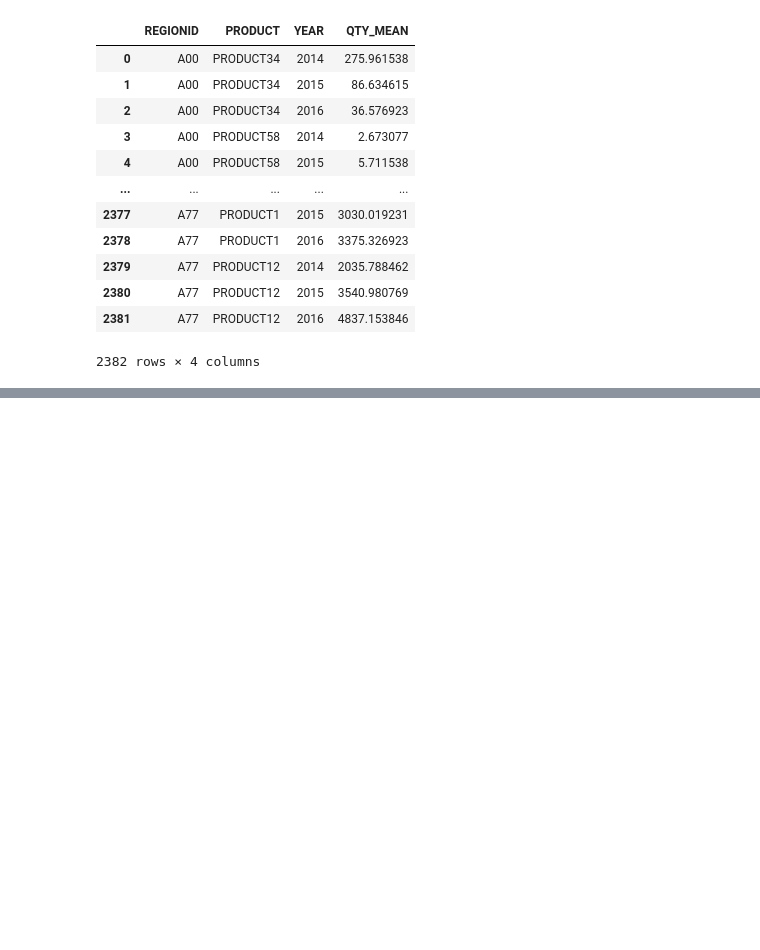
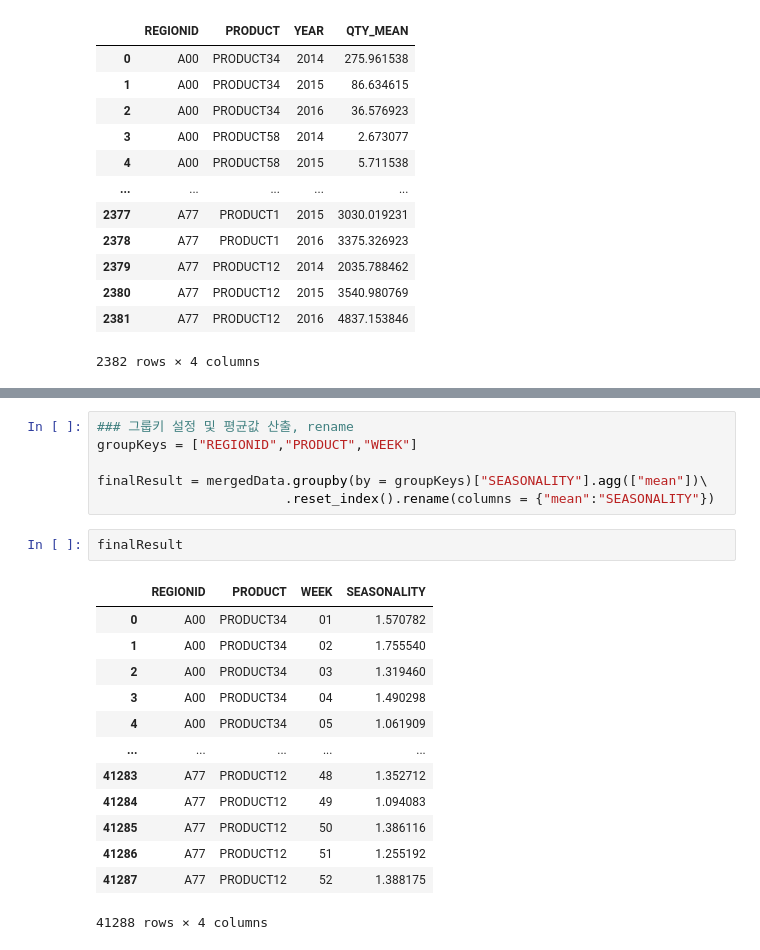
Before and after one commit to Yoon805/Python-Practice, a Jupyter notebook: 프로젝트실습.ipynb, the cells around one changed output, grey strips where cells are left out. Drawn from its saved outputs; the diff is of its cells as text; blank space fills up the shorter version.

```diff
--- a/프로젝트실습.ipynb
+++ b/프로젝트실습.ipynb
@@ -243,0 +306,22 @@ groupData
+# %%
+### 그룹키 설정 및 평균값 산출, rename
+groupKeys = ["REGIONID","PRODUCT","WEEK"]
+
+finalResult = mergedData.groupby(by = groupKeys)["SEASONALITY"].agg(["mean"])\
+                        .reset_index().rename(columns = {"mean":"SEASONALITY"})
+# %%
+finalResult
+# %% [output]
+|  | REGIONID | PRODUCT | WEEK | SEASONALITY |
+| 0 | A00 | PRODUCT34 | 01 | 1.570782 |
+| 1 | A00 | PRODUCT34 | 02 | 1.755540 |
+| 2 | A00 | PRODUCT34 | 03 | 1.319460 |
+| 3 | A00 | PRODUCT34 | 04 | 1.490298 |
+| 4 | A00 | PRODUCT34 | 05 | 1.061909 |
+| ... | ... | ... | ... | ... |
+| 41283 | A77 | PRODUCT12 | 48 | 1.352712 |
+| 41284 | A77 | PRODUCT12 | 49 | 1.094083 |
+| 41285 | A77 | PRODUCT12 | 50 | 1.386116 |
+| 41286 | A77 | PRODUCT12 | 51 | 1.255192 |
+| 41287 | A77 | PRODUCT12 | 52 | 1.388175 |
+41288 rows × 4 columns
```
Also changed, not shown: parts of 11 cells of this notebook.
